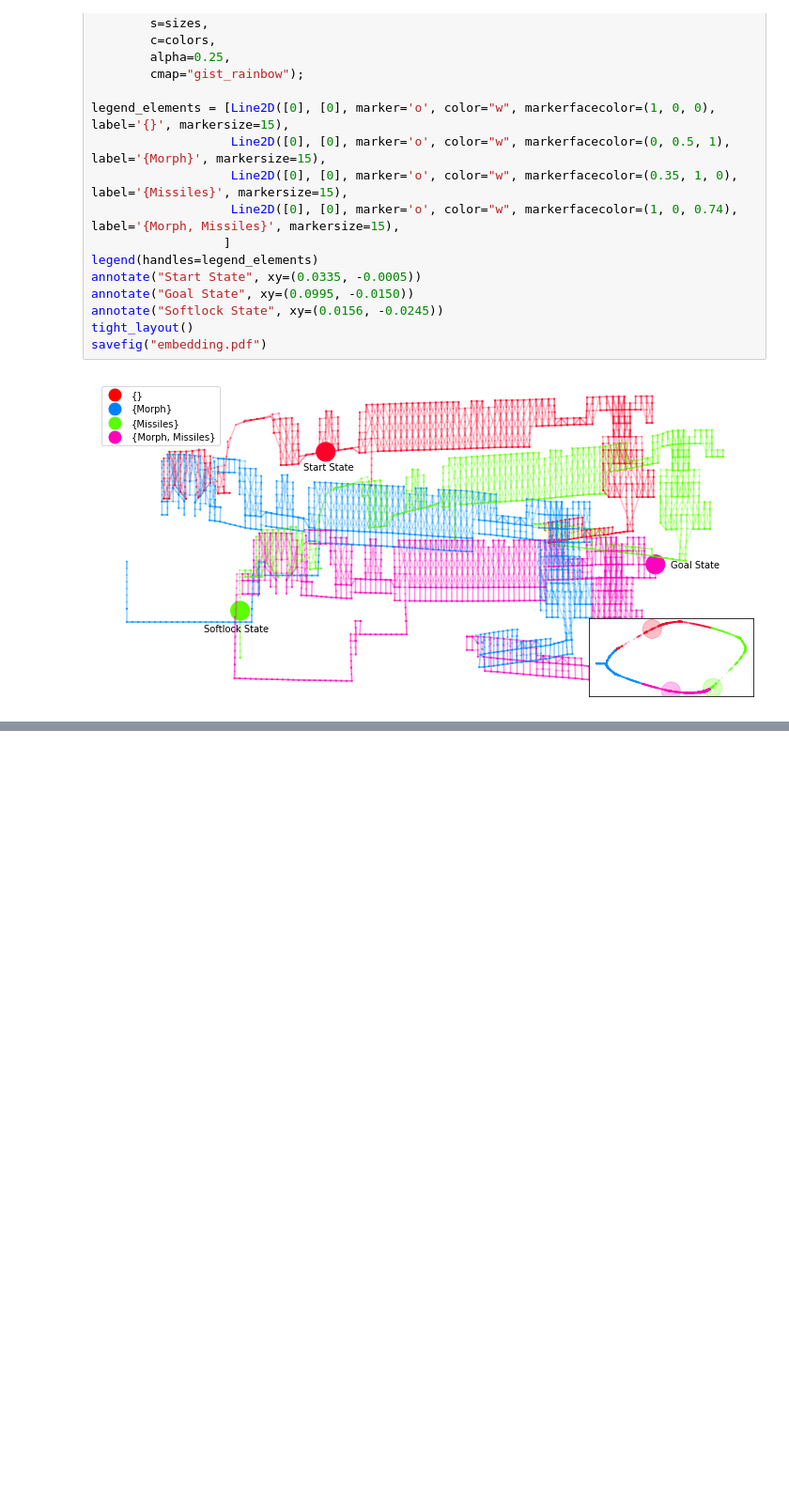
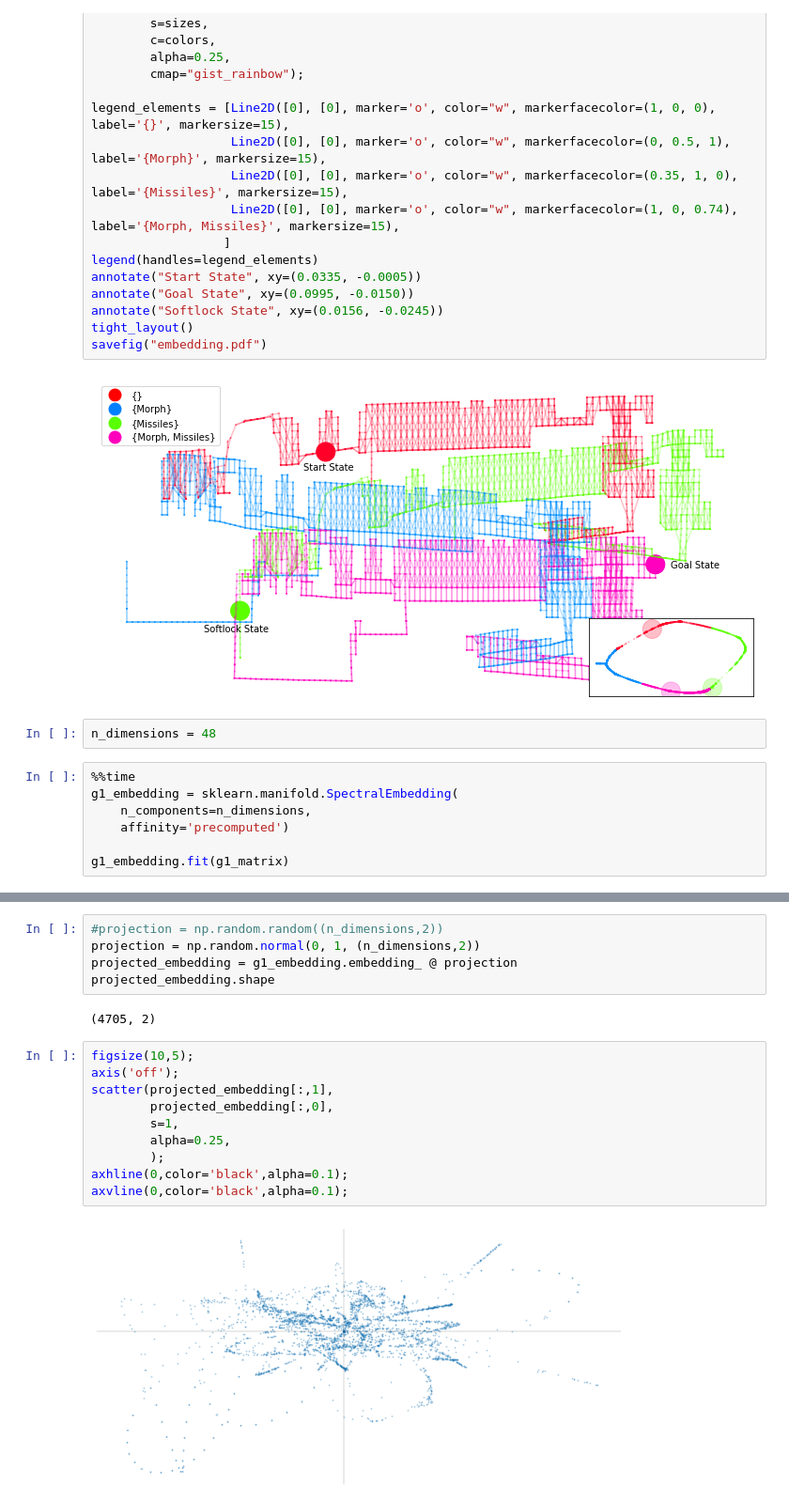
Before and after one commit to aremath/sm_rando, a Jupyter notebook: world_rando/state_graphs.ipynb, the cells around one changed output, grey strips where cells are left out. Shown: that part at 94% size. Saved outputs shown, nothing was run; the diff lists cells and outputs as text; blank space fills up the shorter version.

```diff
--- a/world_rando/state_graphs.ipynb
+++ b/world_rando/state_graphs.ipynb
@@ -277,3 +277,12 @@ tight_layout()
 savefig("embedding.pdf")
 # %% [output]
 [figure]
+# %%
+n_dimensions = 48
+# %%
+%%time
+g1_embedding = sklearn.manifold.SpectralEmbedding(
+    n_components=n_dimensions,
+    affinity='precomputed')
+
+g1_embedding.fit(g1_matrix)
@@ -279,0 +293,19 @@ savefig("embedding.pdf")
+# %%
+#projection = np.random.random((n_dimensions,2))
+projection = np.random.normal(0, 1, (n_dimensions,2))
+projected_embedding = g1_embedding.embedding_ @ projection
+projected_embedding.shape
+# %% [output]
+(4705, 2)
+# %%
+figsize(10,5);
+axis('off');
+scatter(projected_embedding[:,1],
+        projected_embedding[:,0],
+        s=1,
+        alpha=0.25,
+        );
+axhline(0,color='black',alpha=0.1);
+axvline(0,color='black',alpha=0.1);
+# %% [output]
+[figure, added]
```
Also changed, not shown: parts of 3 cells of this notebook, 7 other files.
